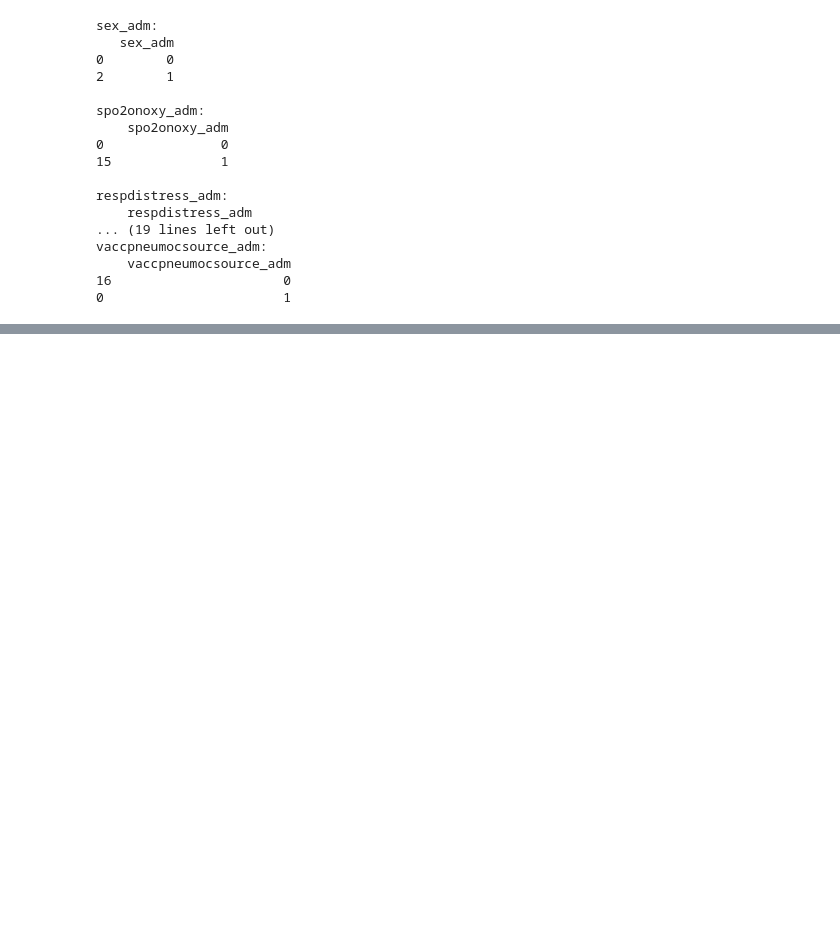
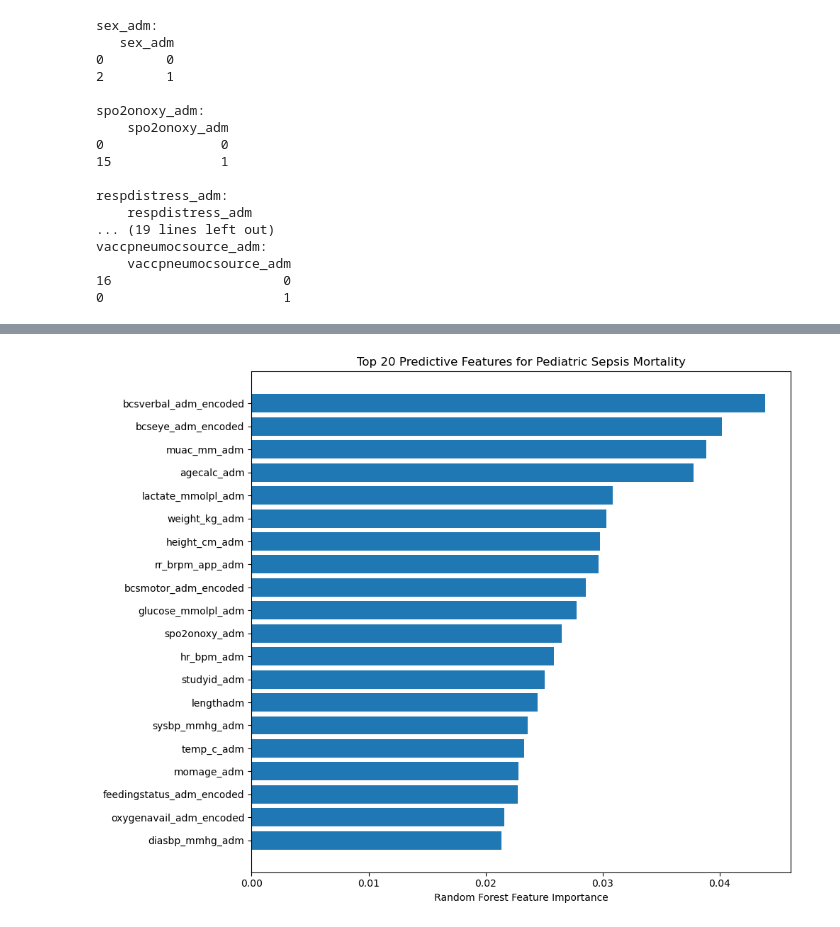
Before and after one commit to HermelaDev/Pediatric_Sepsis_Related_Death_Prediction, a Jupyter notebook: Pediatric_Sepsis.ipynb, the cells around one changed output, grey strips where cells are left out. Cells and saved outputs as stored; diff of their text form; code cells hidden in the pictures; blank space fills up the shorter version.

```diff
--- a/Pediatric_Sepsis.ipynb
+++ b/Pediatric_Sepsis.ipynb
@@ -1530,0 +1578,35 @@ vaccpneumocsource_adm:
+# %%
+sepsis_df['inhospital_mortality'] = sepsis_df['inhospital_mortality'].astype(int)
+# %%
+from sklearn.ensemble import RandomForestClassifier
+import matplotlib.pyplot as plt
+import numpy as np
+
+# Separate features (X) and target (y)
+X = sepsis_df.drop(columns=['inhospital_mortality'])  # Assuming 'inhospital_mortality' is your target
+y = sepsis_df['inhospital_mortality']
+
+# Initialize and train Random Forest
+rf = RandomForestClassifier(
+    n_estimators=200,
+    max_depth=10,
+    class_weight='balanced',  # Handles class imbalance
+    random_state=42
+)
+rf.fit(X, y)
+
+# Get feature importances
+importances = rf.feature_importances_
+feature_names = X.columns
+# %%
+# Sort features by importance
+sorted_idx = np.argsort(importances)[-20:]  # Top 20 features
+plt.figure(figsize=(10, 8))
+plt.barh(range(len(sorted_idx)), importances[sorted_idx], align='center')
+plt.yticks(range(len(sorted_idx)), [feature_names[i] for i in sorted_idx])
+plt.xlabel("Random Forest Feature Importance")
+plt.title("Top 20 Predictive Features for Pediatric Sepsis Mortality")
+plt.tight_layout()
+plt.show()
+# %% [output]
+[figure, added]
```
Also changed, not shown: parts of 18 cells of this notebook, 3 other files.
